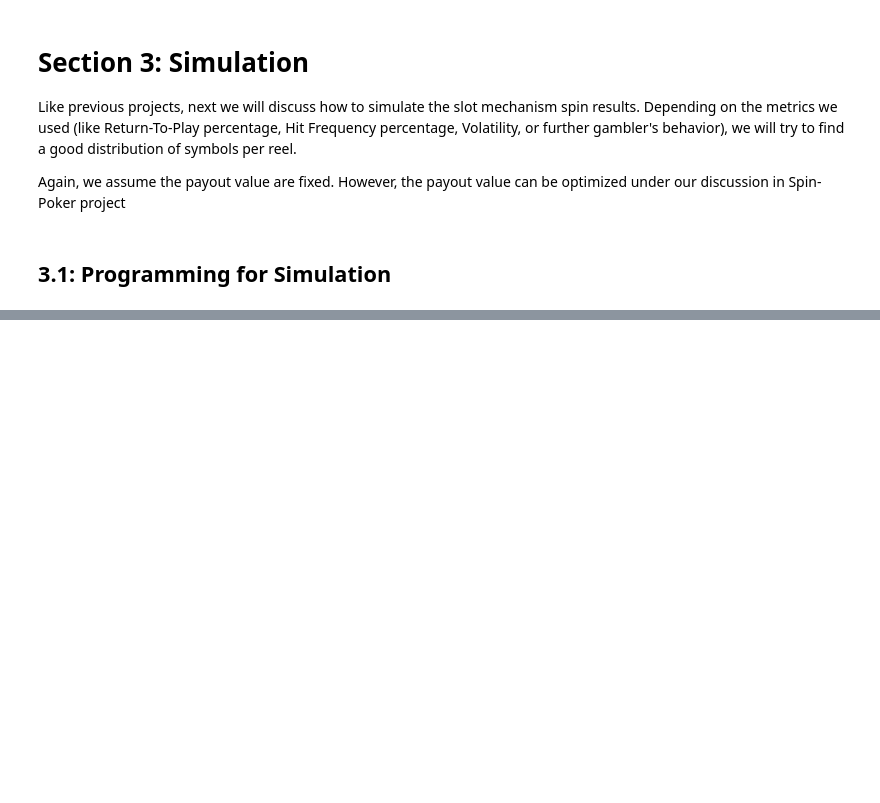
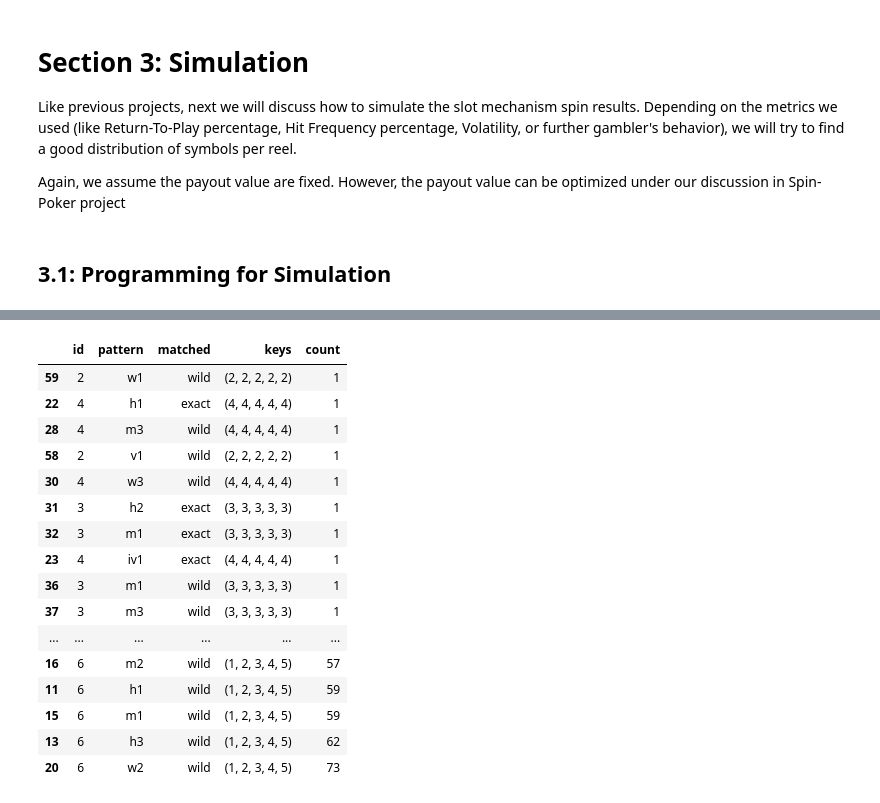
Before and after one commit to davidklhui/others, a Jupyter notebook: Discussion_of_further_5x3_Slot_design.ipynb, the cells around one changed output, grey strips where cells are left out. Saved outputs shown, nothing was run; the diff lists cells and outputs as text; code cells hidden in the pictures; blank space fills up the shorter version.

```diff
--- a/Discussion_of_further_5x3_Slot_design.ipynb
+++ b/Discussion_of_further_5x3_Slot_design.ipynb
@@ -3656,0 +760,7 @@ sum(result_df[result_df['case']=='all']['sample'])
+# %%
+# suppose we narrowed down to only accept HF within [29,31]
+cond_HF = (df['HF']>=29) & (df['HF'] <= 31)
+
+
+satisfied_result = x.results[df[cond_HF].iloc[0, 0]]
+satisfied_result.RTP, satisfied_result.HF
@@ -3656,0 +779,7 @@ sum(result_df[result_df['case']=='all']['sample'])
+# %%
+import itertools
+
+# suppose we wish to look at, if winning occurred, which pattern most likely to occur without considering the joint distribution
+flattened_list = list(itertools.chain.from_iterable(satisfied_result.outcomes))
+
+print(flattened_list)
@@ -3656,0 +788,3 @@ sum(result_df[result_df['case']=='all']['sample'])
+# %%
+flattened_outcome_df = pd.DataFrame(flattened_list)
+flattened_outcome_df
@@ -3656,0 +805,6 @@ sum(result_df[result_df['case']=='all']['sample'])
+# %%
+ddd = flattened_outcome_df[['id', 'keys']]
+ddd['keys'] = ddd['keys'].apply(tuple)
+ddd = ddd.drop_duplicates()
+
+ddd
@@ -3656,0 +823,24 @@ sum(result_df[result_df['case']=='all']['sample'])
+# %%
+temp = pd.merge(ddd, flattened_outcome_df.groupby(['id', "matched", "pattern"]).size().reset_index(name='count'),
+         on='id',
+         how='inner').sort_values("count")
+
+temp[['id', 'pattern', 'matched', 'keys', 'count']]
+# %% [output]
+|  | id | pattern | matched | keys | count |
+| 59 | 2 | w1 | wild | (2, 2, 2, 2, 2) | 1 |
+| 22 | 4 | h1 | exact | (4, 4, 4, 4, 4) | 1 |
+| 28 | 4 | m3 | wild | (4, 4, 4, 4, 4) | 1 |
+| 58 | 2 | v1 | wild | (2, 2, 2, 2, 2) | 1 |
+| 30 | 4 | w3 | wild | (4, 4, 4, 4, 4) | 1 |
+| 31 | 3 | h2 | exact | (3, 3, 3, 3, 3) | 1 |
+| 32 | 3 | m1 | exact | (3, 3, 3, 3, 3) | 1 |
+| 23 | 4 | iv1 | exact | (4, 4, 4, 4, 4) | 1 |
+| 36 | 3 | m1 | wild | (3, 3, 3, 3, 3) | 1 |
+| 37 | 3 | m3 | wild | (3, 3, 3, 3, 3) | 1 |
+| ... | ... | ... | ... | ... | ... |
+| 16 | 6 | m2 | wild | (1, 2, 3, 4, 5) | 57 |
+| 11 | 6 | h1 | wild | (1, 2, 3, 4, 5) | 59 |
+| 15 | 6 | m1 | wild | (1, 2, 3, 4, 5) | 59 |
+| 13 | 6 | h3 | wild | (1, 2, 3, 4, 5) | 62 |
+| 20 | 6 | w2 | wild | (1, 2, 3, 4, 5) | 73 |
```
Also changed, not shown: parts of 182 cells of this notebook.
